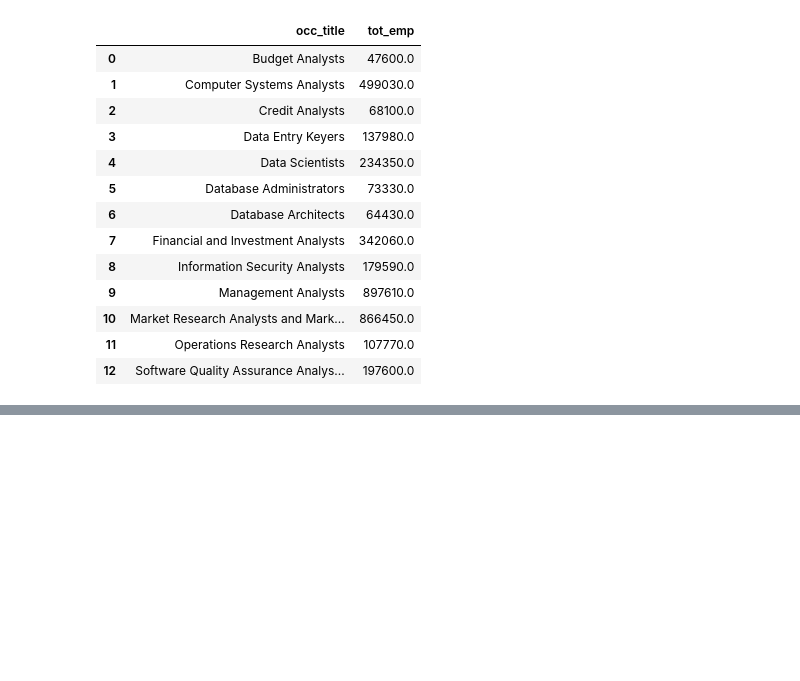
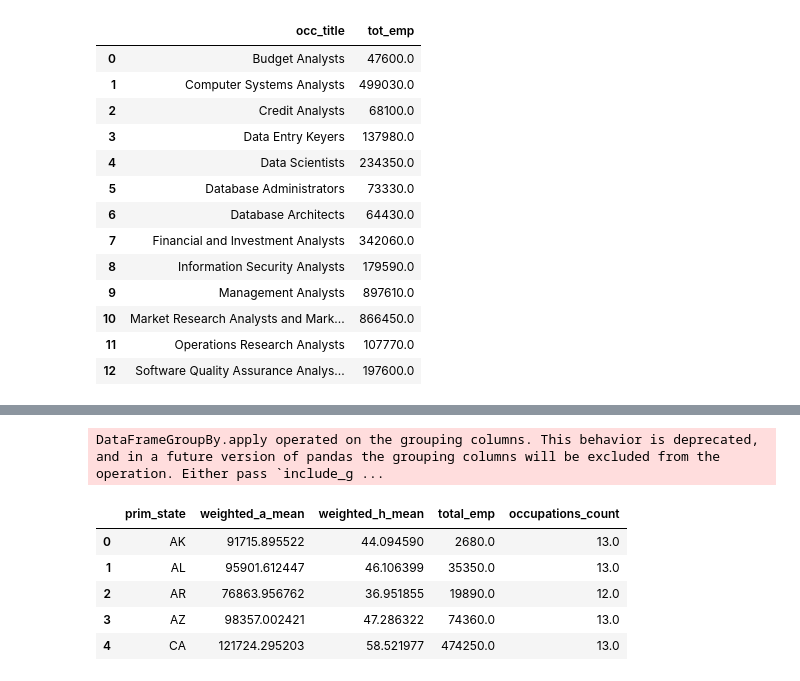
Before and after one commit to hellojohncruz/DATA-608, a Jupyter notebook: Story 04/data_salaries.ipynb, the cells around one changed output, grey strips where cells are left out. Cells and saved outputs as stored; diff of their text form; code cells hidden in the pictures; blank space fills up the shorter version.

```diff
--- a/Story 04/data_salaries.ipynb
+++ b/Story 04/data_salaries.ipynb
@@ -220,0 +355,29 @@ fig_heat.show()
+# %%
+def safe_weighted_avg(values, weights):
+    # Drop NaNs from both values and weights before computing
+    mask = ~np.isnan(values) & ~np.isnan(weights)
+    if mask.sum() == 0:
+        return np.nan
+    return np.average(values[mask], weights=weights[mask])
+
+weighted_by_state = (
+    data_roles_cleaned_df
+      .groupby("prim_state", as_index=False)
+      .apply(lambda g: pd.Series({
+          "weighted_a_mean": safe_weighted_avg(g["a_mean"].values, g["tot_emp"].values),
+          "weighted_h_mean": safe_weighted_avg(g["h_mean"].values, g["tot_emp"].values),
+          "total_emp": np.nansum(g["tot_emp"].values),
+          "occupations_count": g["occ_title"].nunique()
+      }))
+      .reset_index(drop=True)
+)
+
+weighted_by_state.head()
+# %% [output]
+DataFrameGroupBy.apply operated on the grouping columns. This behavior is deprecated, and in a future version of pandas the grouping columns will be excluded from the operation. Either pass `include_g ...
+|  | prim_state | weighted_a_mean | weighted_h_mean | total_emp | occupations_count |
+| 0 | AK | 91715.895522 | 44.094590 | 2680.0 | 13.0 |
+| 1 | AL | 95901.612447 | 46.106399 | 35350.0 | 13.0 |
+| 2 | AR | 76863.956762 | 36.951855 | 19890.0 | 12.0 |
+| 3 | AZ | 98357.002421 | 47.286322 | 74360.0 | 13.0 |
+| 4 | CA | 121724.295203 | 58.521977 | 474250.0 | 13.0 |
```
Also changed, not shown: parts of 25 cells of this notebook.
